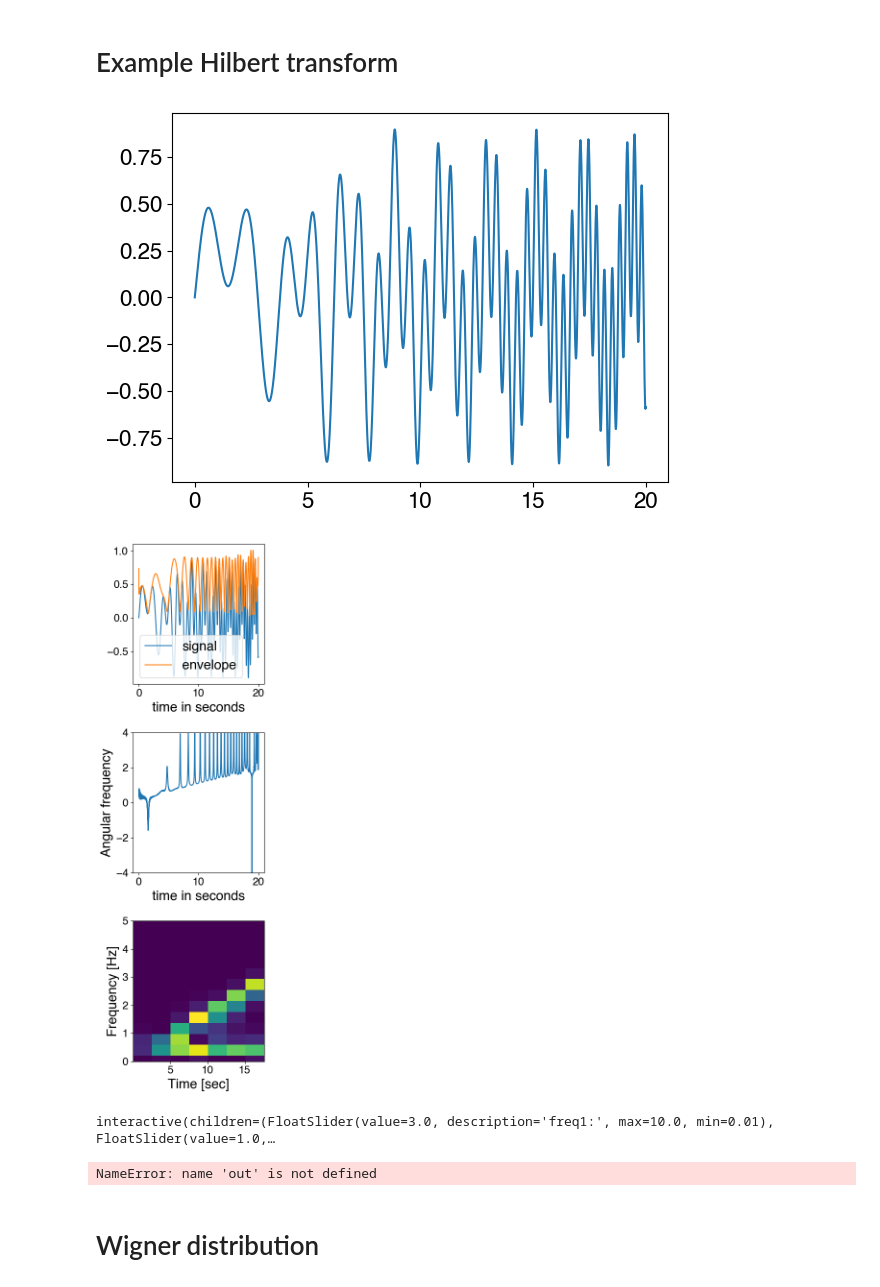
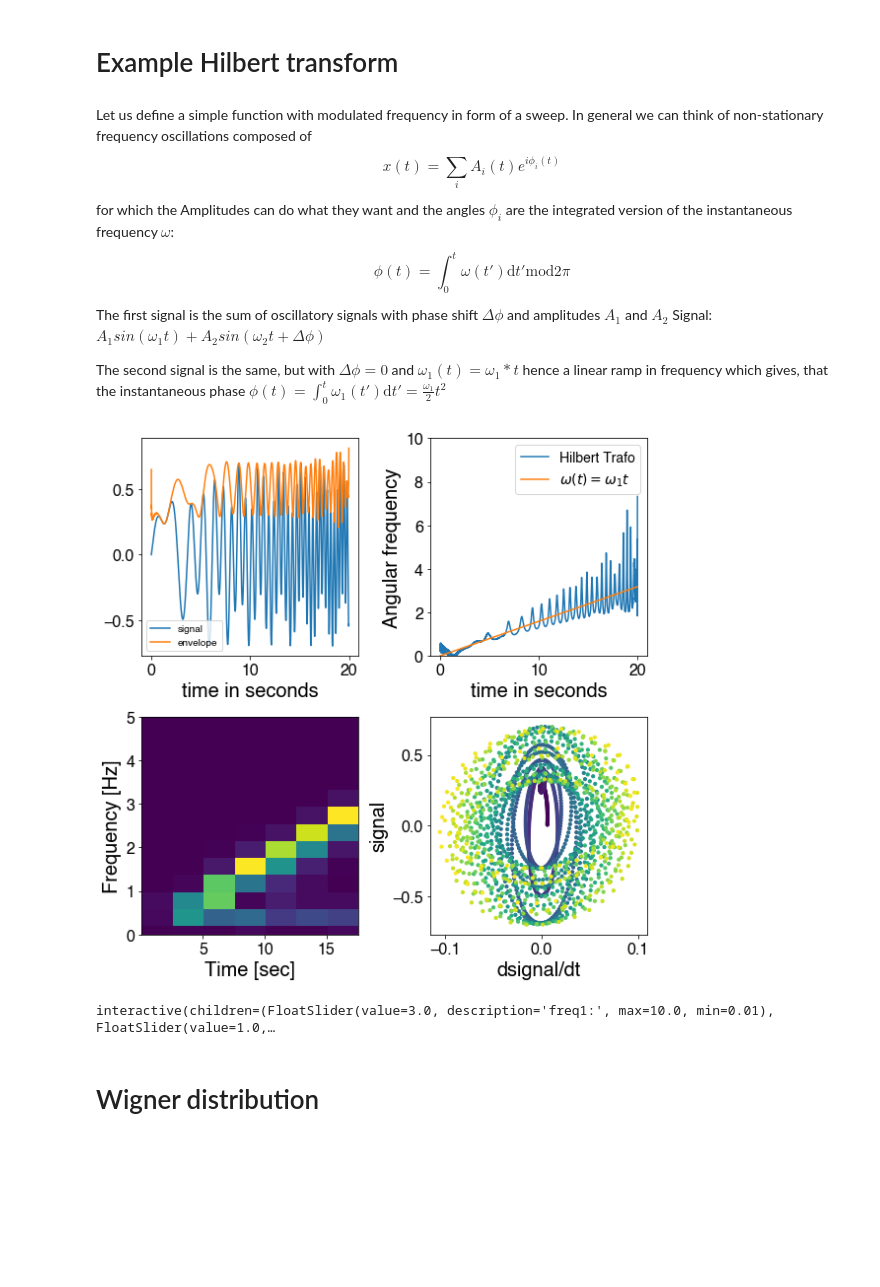
Before and after one commit to FluidLab/OrganoidFlow, a Jupyter notebook: TimeFrequency_Analysis.ipynb, the cells around one changed output. Saved outputs shown, nothing was run; the diff lists cells and outputs as text; code cells hidden in the pictures; blank space fills up the shorter version.

```diff
--- a/TimeFrequency_Analysis.ipynb
+++ b/TimeFrequency_Analysis.ipynb
@@ -49,11 +14,0 @@ plt.savefig('/Users/localadmin/Desktop/Diffusion_exp.pdf')
-# %%
-fig,ax = plt.subplots(figsize=(3.3,3))
-colors = plt.cm.magma(np.arange(0.5,10,.1)/(10))
-tlog = np.arange(0.5,10,.1)
-ax.scatter(tlog,.5*tlog,c=colors)
-ax.set_xscale('log')
-ax.set_yscale('log')
-ax.set_ylabel('MSD')
-ax.set_xlabel('Time')
-plt.tight_layout()
-plt.savefig('/Users/localadmin/Desktop/MSD.pdf')
@@ -62,3 +15,13 @@ plt.savefig('/Users/localadmin/Desktop/MSD.pdf')
 # %% [markdown]
 # Example Hilbert transform
+# %% [markdown]
+Let us define a simple function with modulated frequency in form of a sweep.
+In general we can think of non-stationary frequency oscillations composed of
+$$x(t) = \sum_i A_i(t) e^{i\phi_i(t)}$$
+for which the Amplitudes can do what they want and the angles $\phi_i$ are the integrated version of the instantaneous frequency $\omega$:
+$$\phi(t) = \int_0^t \omega(t') \mathrm{d}t' \mathrm{mod} 2\pi $$
+The first signal is the sum of oscillatory signals with phase shift $\Delta\phi$ and amplitudes $A_1$ and $A_2$
+Signal: $A_1 sin(\omega_1 t) + A_2 sin(\omega_2 t + \Delta\phi)$
+
+The second signal is the same, but with $\Delta\phi=0$ and $\omega_1(t) = \omega_1 * t$ hence a linear ramp in frequency which gives, that the instantaneous phase $\phi(t)= \int_0^t \omega_1(t') \mathrm{d}t' = \frac{\omega_1}{2}t^2$
 # %%
@@ -72,40 +35,53 @@ def signal_variousfreq(t,w1,w2,a1,a2):
 # %%
 duration = 20.0
 fs = 100.0
 samples = int(fs*duration)
 ts = np.arange(samples) / fs
-sig = signal_variousfreq(ts,1,3,0.5,0.4)
 
-plt.plot(ts,sig)
+w1 = 1 #Hz
+w2 = 3 #Hz
+a1 = .5
+a2 = .2
 
+sig = signal_variousfreq(ts,w1,w2,a1,a2)
 
-analytic_signal = hilbert(sig)
-amplitude_envelope = np.abs(analytic_signal)
-instantaneous_phase = np.unwrap(np.angle(analytic_signal))
-instantaneous_frequency = (np.diff(instantaneous_phase) /
-                                                      (2.0*np.pi) * fs)
+# calculate Hilbert
+analytic_signal = hilbert(sig)  # analytic signal (complex numbers)
+# amplitude enveloope of Hilbert
+amplitude_envelope = np.abs(analytic_signal) #real numbers
+instantaneous_phase = np.unwrap(np.angle(analytic_signal)) #unwraps the angle (hence angle is up to 2pi after first full turn and up to 4pi after second and so on)
+instantaneous_frequency = (np.diff(instantaneous_phase) / (2.0*np.pi) * fs) #frequency = Dphase/Dt
 
-fig, (ax0, ax1,ax2) = plt.subplots(nrows=3,figsize=(4,12))
+fig, [(ax0, ax1),(ax2,ax3)] = plt.subplots(2,2,figsize=(8,8))
 ax0.plot(ts, sig, label='signal')
 ax0.plot(ts, amplitude_envelope, label='envelope')
 ax0.set_xlabel("time in seconds")
 ax0.legend()
-ax1.plot(ts[1:], instantaneous_frequency)
+
+ax1.plot(ts[1:], instantaneous_frequency, label='Hilbert Trafo')
+ax1.plot(ts[1:], w1*ts[1:]/(2*np.pi), label=r'$\omega(t) = \omega_1 t$')
 ax1.set_xlabel("time in seconds")
 ax1.set_ylabel("Angular frequency")
-ax1.set_ylim(-4, 4.0)
-
+ax1.set_ylim(0, 10.0)
+ax1.legend(fontsize=14)
 
 f,t,Sxx = spectrogram(sig,fs,noverlap=5)
 sc = ax2.pcolormesh(t, f, Sxx)
 ax2.set_ylabel('Frequency [Hz]')
 ax2.set_xlabel('Time [sec]')
 #plt.colorbar(sc)
 ax2.set_ylim([0,5])
+
+# lissajous figure (signal versus first derivative)
+ax3.scatter(np.diff(sig),sig[1:],c=ts[1:],s=10)
+ax3.set_ylabel('signal')
+ax3.set_xlabel('dsignal/dt')
+
+
+
 fig.tight_layout()
 # %% [output]
-[figure, old version]
+[figure, new version]
-[figure, removed]
 # %%
 def plot_interact(freq1=3,freq2=1,amp1=0.2,amp2=0.3,duration=20,fs=100):
     samples = int(fs*duration)
@@ -157,12 +133,8 @@ fs_slider   = widgets.FloatSlider(value=100.0, min=1.0, max=1000.0, step=1, desc
 
 # Create interactive plot
 interactive_plot = interact(plot_interact, freq1=freq1_slider,freq2=freq2_slider,amp1=amp1_slider,amp2=amp2_slider,duration=duration_slider,fs=fs_slider)
-
-
-display(out, ui)
 # %% [output]
 interactive(children=(FloatSlider(value=3.0, description='freq1:', max=10.0, min=0.01), FloatSlider(value=1.0,…
-NameError: name 'out' is not defined
 # %%
 f,t,Sxx = wigner(sig,fs,noverlap=5)
 sc = ax2.pcolormesh(t, f, Sxx)
```
Also changed, not shown: parts of 4 cells of this notebook.
